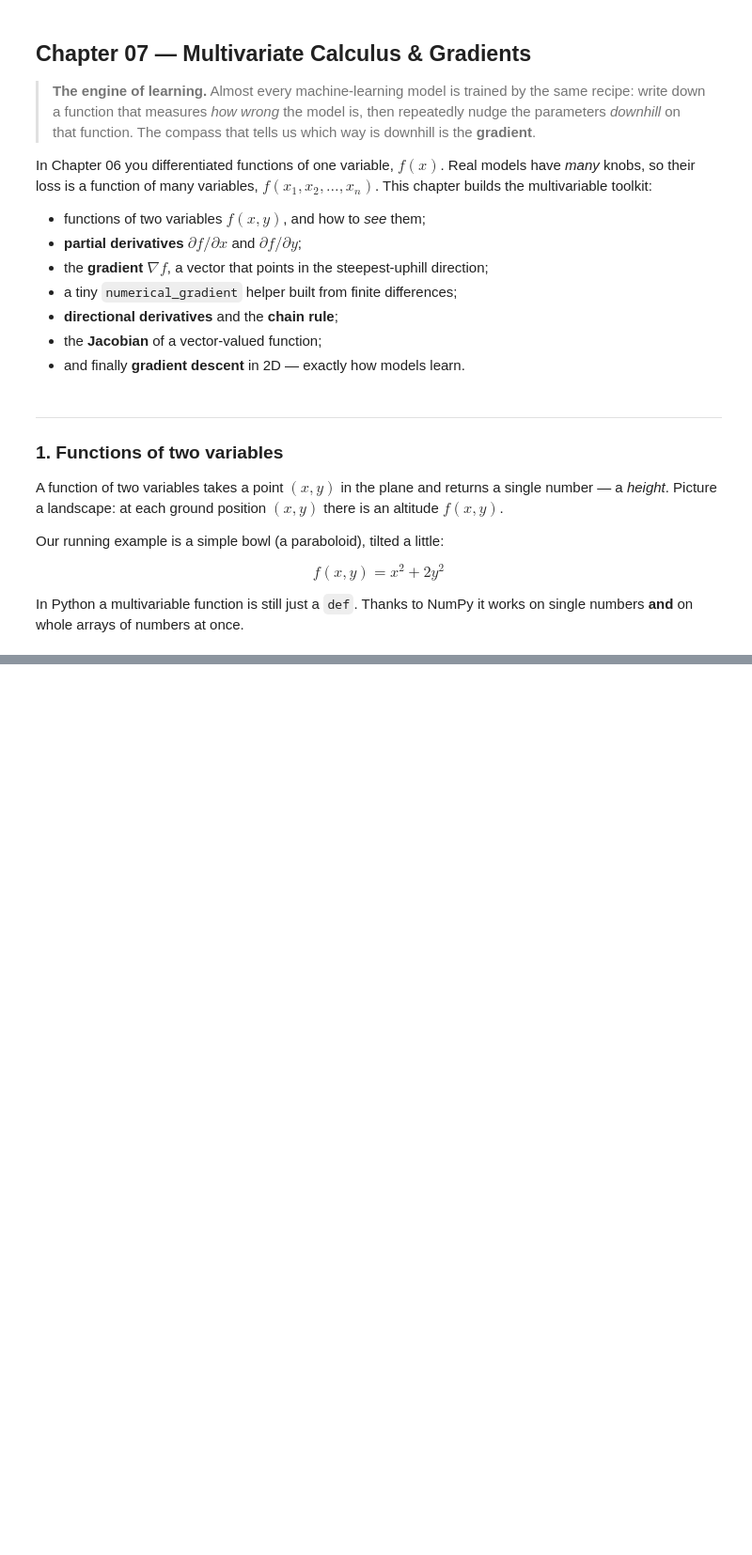
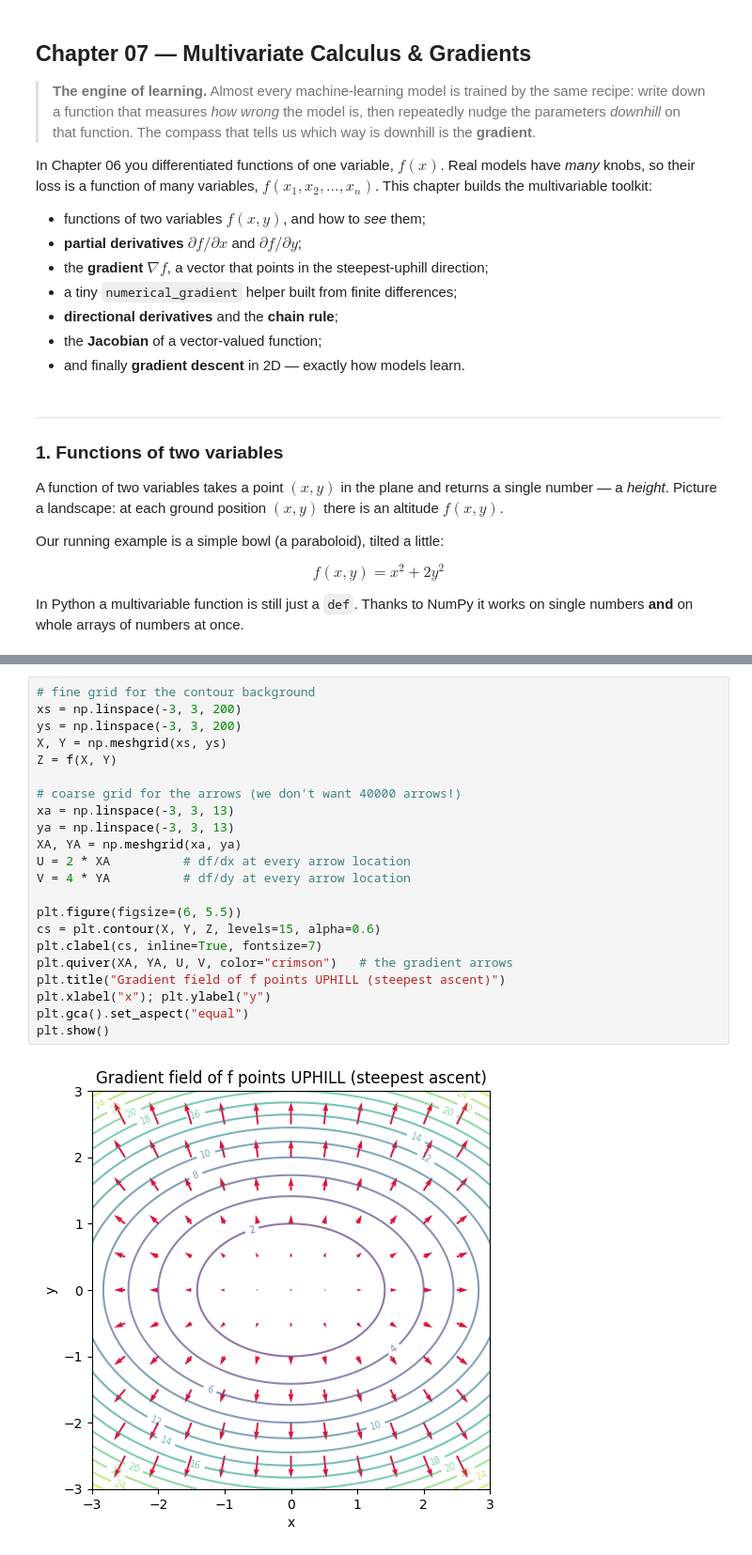
Before and after one commit to JayZeus999/Math-For-ML, a Jupyter notebook: cto-school/07_gradients.ipynb, the cells around one changed output, grey strips where cells are left out. Shown at 94% size. Saved outputs shown, nothing was run; the diff lists cells and outputs as text; blank space fills up the shorter version.

```diff
--- a/cto-school/07_gradients.ipynb
+++ b/cto-school/07_gradients.ipynb
@@ -39,0 +250,24 @@ works on single numbers **and** on whole arrays of numbers at once.
+# %%
+# fine grid for the contour background
+xs = np.linspace(-3, 3, 200)
+ys = np.linspace(-3, 3, 200)
+X, Y = np.meshgrid(xs, ys)
+Z = f(X, Y)
+
+# coarse grid for the arrows (we don't want 40000 arrows!)
+xa = np.linspace(-3, 3, 13)
+ya = np.linspace(-3, 3, 13)
+XA, YA = np.meshgrid(xa, ya)
+U = 2 * XA          # df/dx at every arrow location
+V = 4 * YA          # df/dy at every arrow location
+
+plt.figure(figsize=(6, 5.5))
+cs = plt.contour(X, Y, Z, levels=15, alpha=0.6)
+plt.clabel(cs, inline=True, fontsize=7)
+plt.quiver(XA, YA, U, V, color="crimson")   # the gradient arrows
+plt.title("Gradient field of f points UPHILL (steepest ascent)")
+plt.xlabel("x"); plt.ylabel("y")
+plt.gca().set_aspect("equal")
+plt.show()
+# %% [output]
+[figure, added]
```
Also changed, not shown: parts of 35 cells of this notebook.
